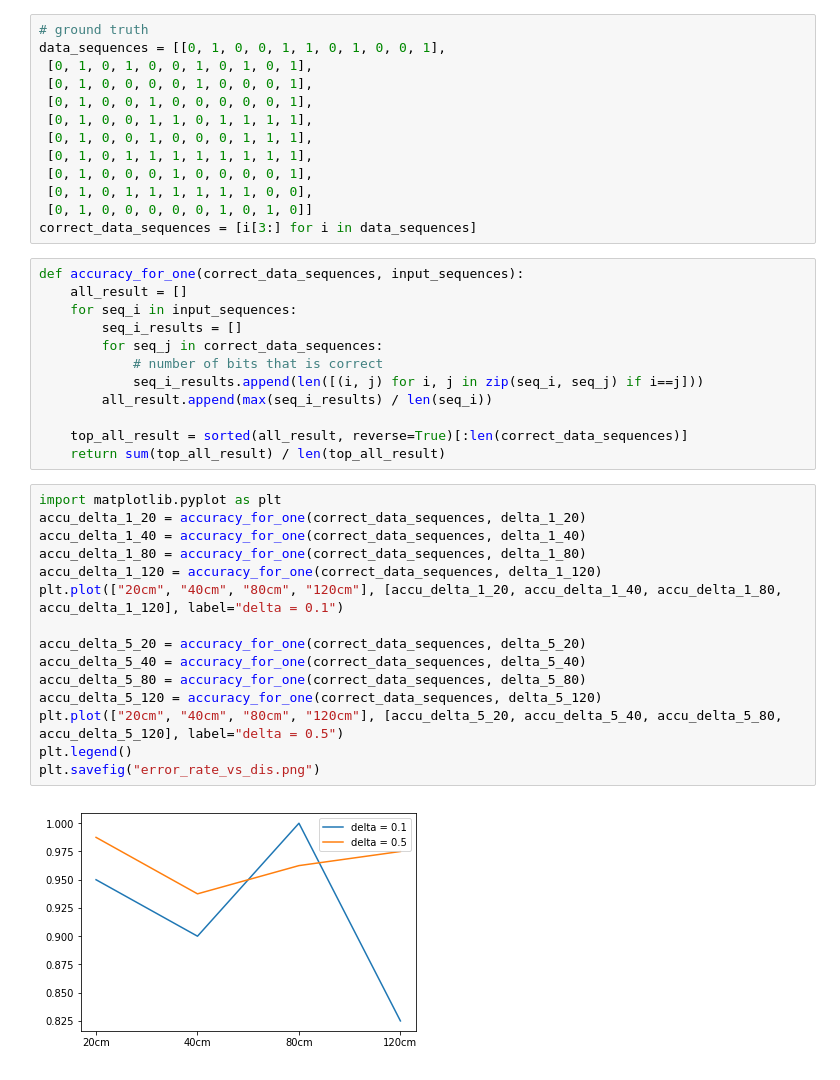
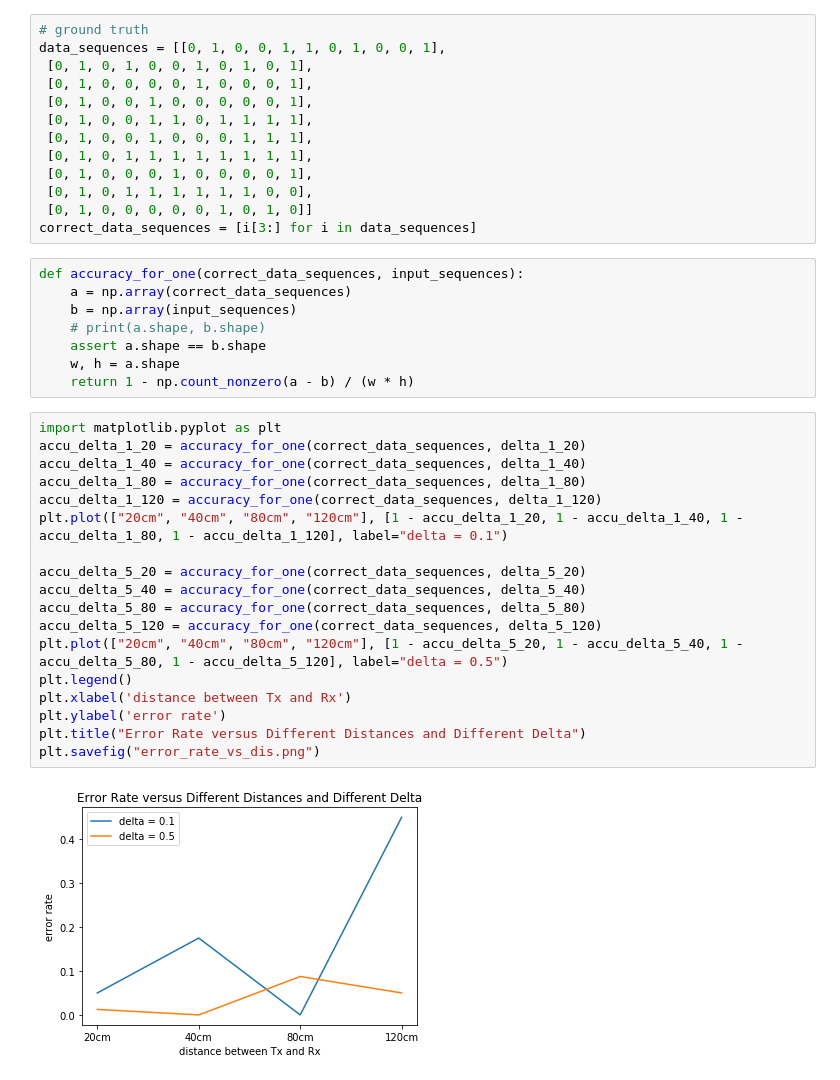
Before and after one commit to liangw6/HiLight-Capture, a Jupyter notebook: Preprocessing/post-processing.ipynb, the cells around one changed output. Cells and saved outputs as stored; diff of their text form.

Commit message:
corrects correctness calcuation and manually align data

```diff
--- a/Preprocessing/post-processing.ipynb
+++ b/Preprocessing/post-processing.ipynb
@@ -68,32 +68,31 @@ data_sequences = [[0, 1, 0, 0, 1, 1, 0, 1, 0, 0, 1],
  [0, 1, 0, 1, 1, 1, 1, 1, 1, 0, 0],
  [0, 1, 0, 0, 0, 0, 0, 1, 0, 1, 0]]
 correct_data_sequences = [i[3:] for i in data_sequences]
-# %%
-def accuracy_for_one(correct_data_sequences, input_sequences):
-    all_result = []
-    for seq_i in input_sequences:
-        seq_i_results = []
-        for seq_j in correct_data_sequences:
-            # number of bits that is correct
-            seq_i_results.append(len([(i, j) for i, j in zip(seq_i, seq_j) if i==j]))
-        all_result.append(max(seq_i_results) / len(seq_i))
-
-    top_all_result = sorted(all_result, reverse=True)[:len(correct_data_sequences)]
-    return sum(top_all_result) / len(top_all_result)
+# %%
+def accuracy_for_one(correct_data_sequences, input_sequences):
+    a = np.array(correct_data_sequences)
+    b = np.array(input_sequences)
+    # print(a.shape, b.shape)
+    assert a.shape == b.shape
+    w, h = a.shape
+    return 1 - np.count_nonzero(a - b) / (w * h)
 # %%
 import matplotlib.pyplot as plt
 accu_delta_1_20 = accuracy_for_one(correct_data_sequences, delta_1_20)
 accu_delta_1_40 = accuracy_for_one(correct_data_sequences, delta_1_40)
 accu_delta_1_80 = accuracy_for_one(correct_data_sequences, delta_1_80)
 accu_delta_1_120 = accuracy_for_one(correct_data_sequences, delta_1_120)
-plt.plot(["20cm", "40cm", "80cm", "120cm"], [accu_delta_1_20, accu_delta_1_40, accu_delta_1_80, accu_delta_1_120], label="delta = 0.1")
+plt.plot(["20cm", "40cm", "80cm", "120cm"], [1 - accu_delta_1_20, 1 - accu_delta_1_40, 1 - accu_delta_1_80, 1 - accu_delta_1_120], label="delta = 0.1")
 
 accu_delta_5_20 = accuracy_for_one(correct_data_sequences, delta_5_20)
 accu_delta_5_40 = accuracy_for_one(correct_data_sequences, delta_5_40)
 accu_delta_5_80 = accuracy_for_one(correct_data_sequences, delta_5_80)
 accu_delta_5_120 = accuracy_for_one(correct_data_sequences, delta_5_120)
-plt.plot(["20cm", "40cm", "80cm", "120cm"], [accu_delta_5_20, accu_delta_5_40, accu_delta_5_80, accu_delta_5_120], label="delta = 0.5")
+plt.plot(["20cm", "40cm", "80cm", "120cm"], [1 - accu_delta_5_20, 1 - accu_delta_5_40, 1 - accu_delta_5_80, 1 - accu_delta_5_120], label="delta = 0.5")
 plt.legend()
+plt.xlabel('distance between Tx and Rx')
+plt.ylabel('error rate')
+plt.title("Error Rate versus Different Distances and Different Delta")
 plt.savefig("error_rate_vs_dis.png")
 # %% [output]
-[figure, old version]
+[figure, new version]
```
Also changed, not shown: parts of 6 cells of this notebook, 4 other files.
